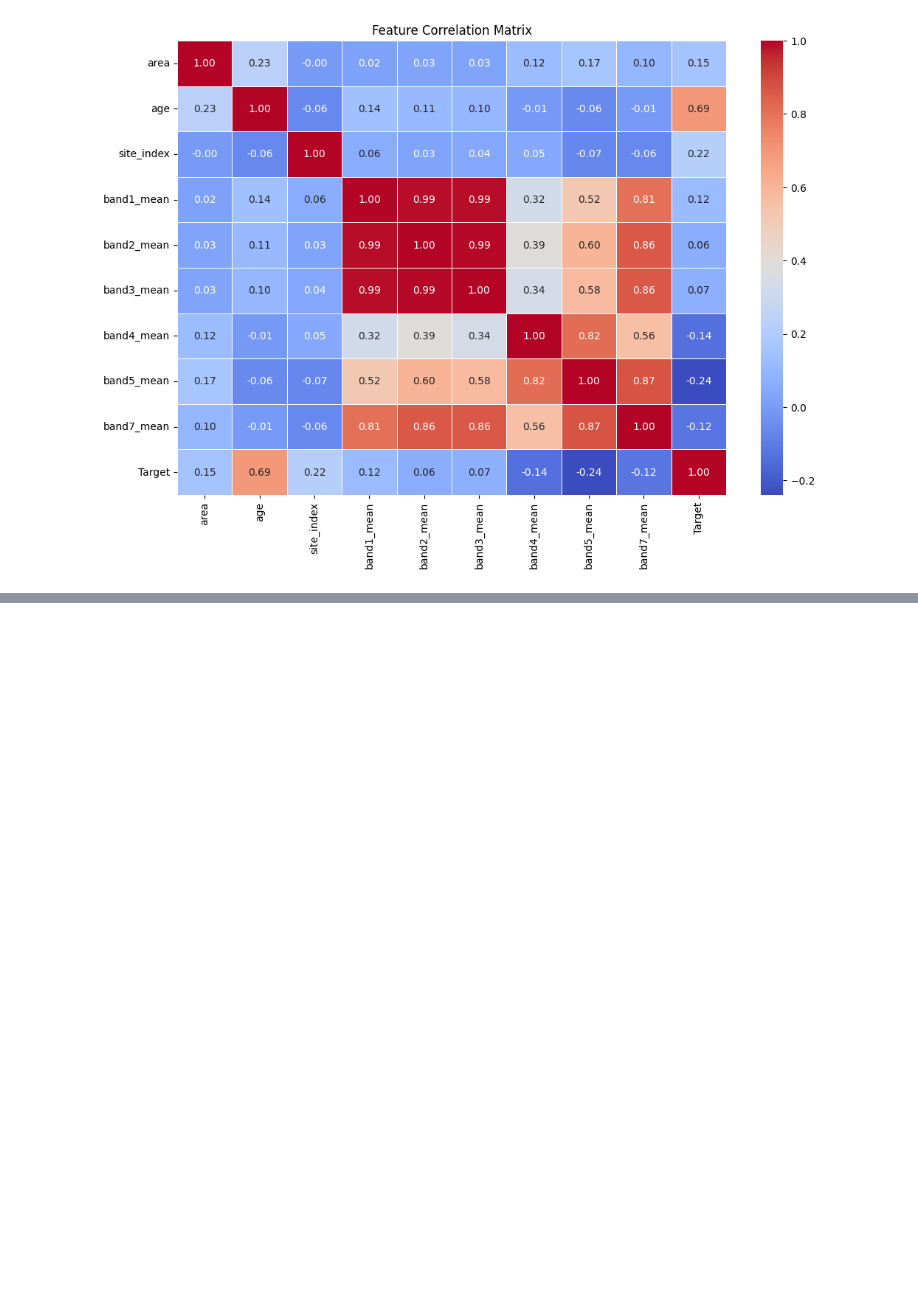
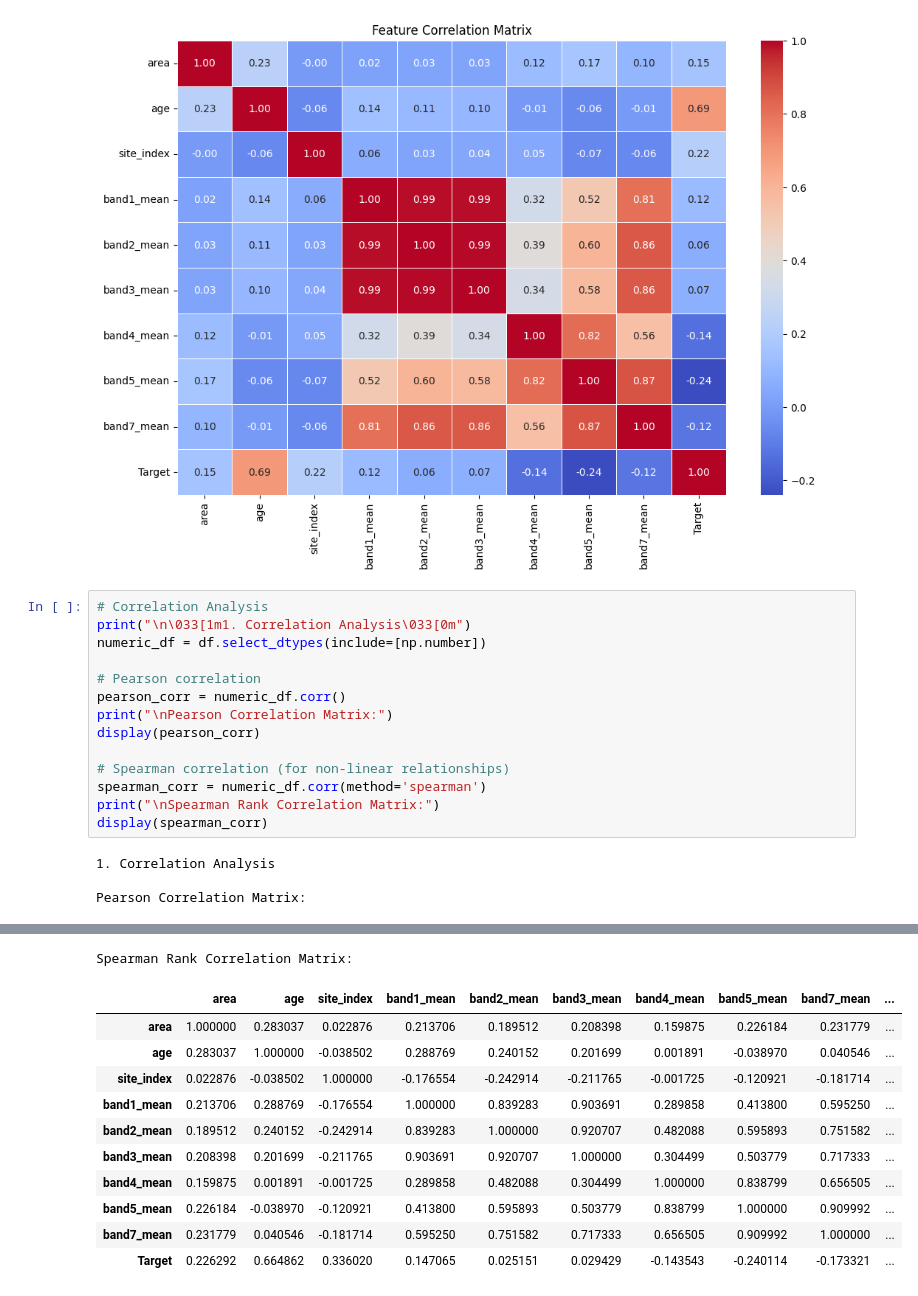
Before and after one commit to KaxitPandya/699-Project, a Jupyter notebook: ECE_699A.ipynb, the cells around one changed output, grey strips where cells are left out. Saved outputs shown, nothing was run; the diff lists cells and outputs as text; blank space fills up the shorter version.

```diff
--- a/ECE_699A.ipynb
+++ b/ECE_699A.ipynb
@@ -88,3 +90,21 @@ plt.title('Feature Correlation Matrix')
 plt.show()
 # %% [output]
 [figure]
+# %%
+# Correlation Analysis
+print("\n\033[1m1. Correlation Analysis\033[0m")
+numeric_df = df.select_dtypes(include=[np.number])
+
+# Pearson correlation
+pearson_corr = numeric_df.corr()
+print("\nPearson Correlation Matrix:")
+display(pearson_corr)
+
+# Spearman correlation (for non-linear relationships)
+spearman_corr = numeric_df.corr(method='spearman')
+print("\nSpearman Rank Correlation Matrix:")
+display(spearman_corr)
+# %% [output]
+1. Correlation Analysis
+
+Pearson Correlation Matrix:
@@ -90,0 +122,12 @@ plt.show()
+Spearman Rank Correlation Matrix:
+|  | area | age | site_index | band1_mean | band2_mean | band3_mean | band4_mean | band5_mean | band7_mean | ... |
+| area | 1.000000 | 0.283037 | 0.022876 | 0.213706 | 0.189512 | 0.208398 | 0.159875 | 0.226184 | 0.231779 | ... |
+| age | 0.283037 | 1.000000 | -0.038502 | 0.288769 | 0.240152 | 0.201699 | 0.001891 | -0.038970 | 0.040546 | ... |
+| site_index | 0.022876 | -0.038502 | 1.000000 | -0.176554 | -0.242914 | -0.211765 | -0.001725 | -0.120921 | -0.181714 | ... |
+| band1_mean | 0.213706 | 0.288769 | -0.176554 | 1.000000 | 0.839283 | 0.903691 | 0.289858 | 0.413800 | 0.595250 | ... |
+| band2_mean | 0.189512 | 0.240152 | -0.242914 | 0.839283 | 1.000000 | 0.920707 | 0.482088 | 0.595893 | 0.751582 | ... |
+| band3_mean | 0.208398 | 0.201699 | -0.211765 | 0.903691 | 0.920707 | 1.000000 | 0.304499 | 0.503779 | 0.717333 | ... |
+| band4_mean | 0.159875 | 0.001891 | -0.001725 | 0.289858 | 0.482088 | 0.304499 | 1.000000 | 0.838799 | 0.656505 | ... |
+| band5_mean | 0.226184 | -0.038970 | -0.120921 | 0.413800 | 0.595893 | 0.503779 | 0.838799 | 1.000000 | 0.909992 | ... |
+| band7_mean | 0.231779 | 0.040546 | -0.181714 | 0.595250 | 0.751582 | 0.717333 | 0.656505 | 0.909992 | 1.000000 | ... |
+| Target | 0.226292 | 0.664862 | 0.336020 | 0.147065 | 0.025151 | 0.029429 | -0.143543 | -0.240114 | -0.173321 | ... |
```
Also changed, not shown: parts of 6 cells of this notebook.
